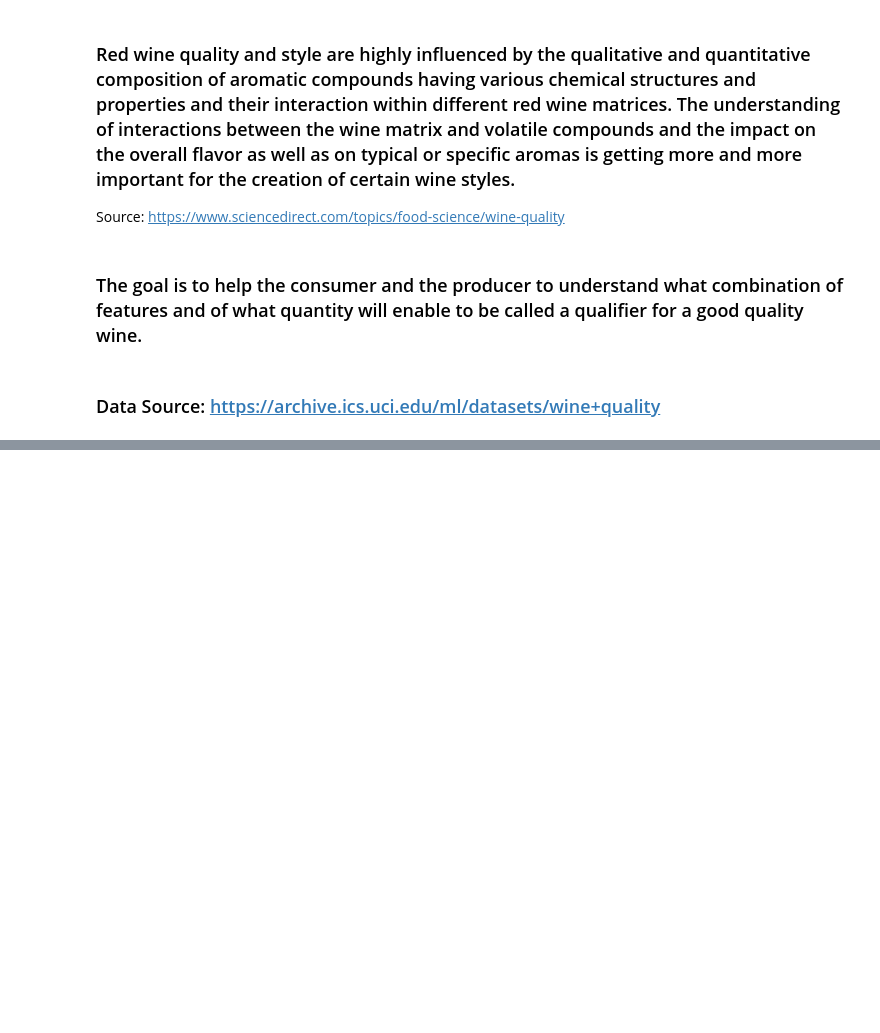
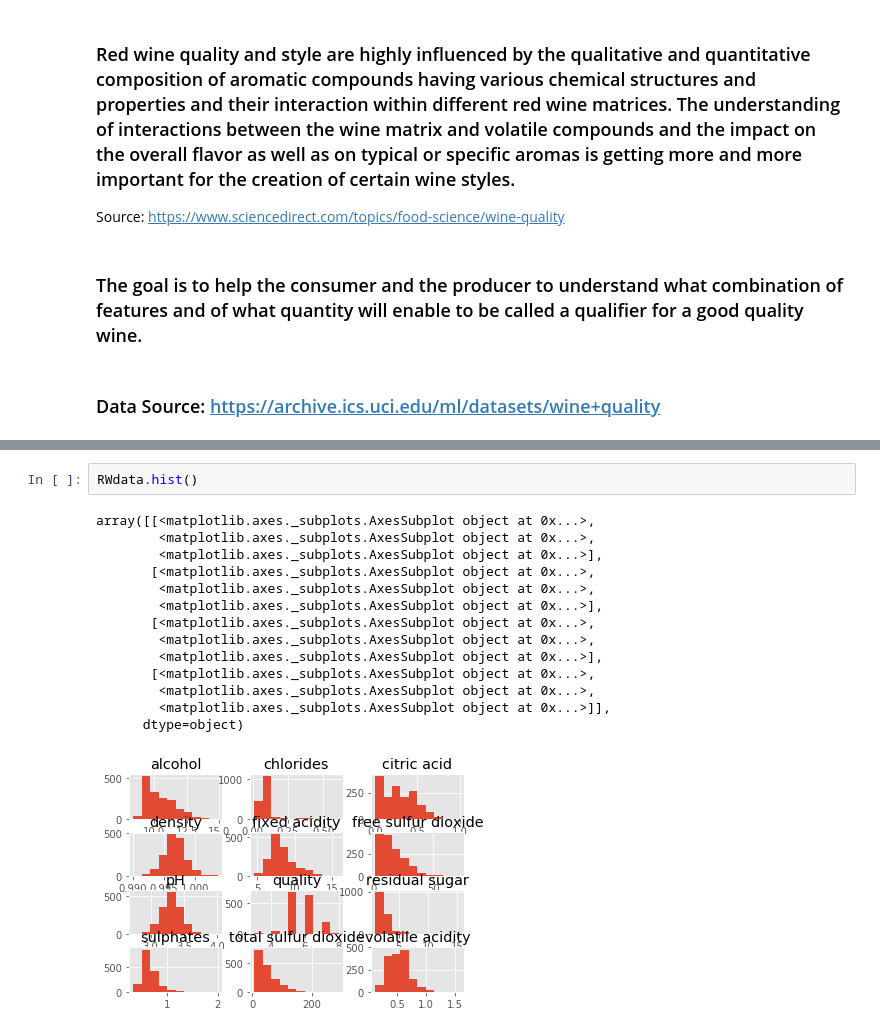
Before and after one commit to gpsingh07331/Metis, a Jupyter notebook: Metis_Project.ipynb, the cells around one changed output, grey strips where cells are left out. Cells and saved outputs as stored; diff of their text form; blank space fills up the shorter version.

```diff
--- a/Metis_Project.ipynb
+++ b/Metis_Project.ipynb
@@ -19,0 +106,17 @@ ModuleNotFoundError: No module named 'pandas_profiling'
+# %%
+RWdata.hist()
+# %% [output]
+array([[<matplotlib.axes._subplots.AxesSubplot object at 0x...>,
+        <matplotlib.axes._subplots.AxesSubplot object at 0x...>,
+        <matplotlib.axes._subplots.AxesSubplot object at 0x...>],
+       [<matplotlib.axes._subplots.AxesSubplot object at 0x...>,
+        <matplotlib.axes._subplots.AxesSubplot object at 0x...>,
+        <matplotlib.axes._subplots.AxesSubplot object at 0x...>],
+       [<matplotlib.axes._subplots.AxesSubplot object at 0x...>,
+        <matplotlib.axes._subplots.AxesSubplot object at 0x...>,
+        <matplotlib.axes._subplots.AxesSubplot object at 0x...>],
+       [<matplotlib.axes._subplots.AxesSubplot object at 0x...>,
+        <matplotlib.axes._subplots.AxesSubplot object at 0x...>,
+        <matplotlib.axes._subplots.AxesSubplot object at 0x...>]],
+      dtype=object)
+[figure, added]
```
Also changed, not shown: parts of 16 cells of this notebook.
